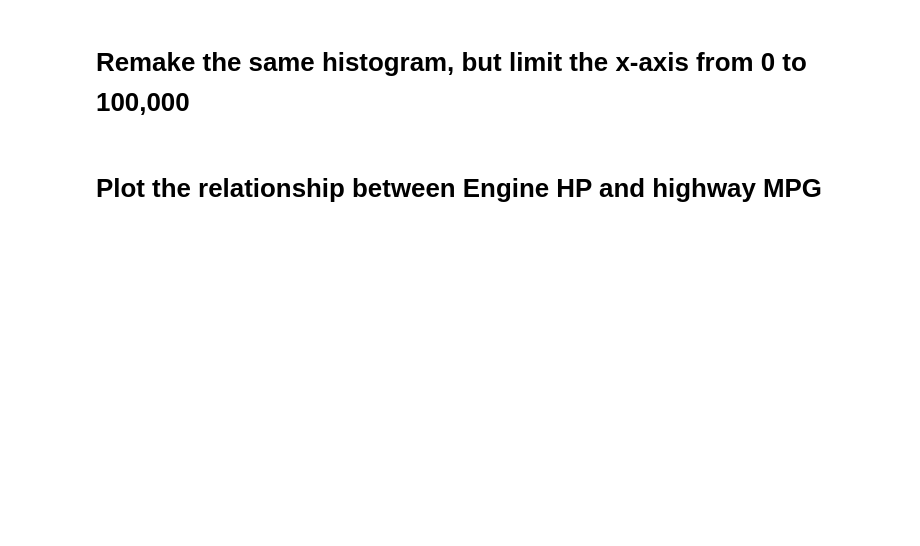
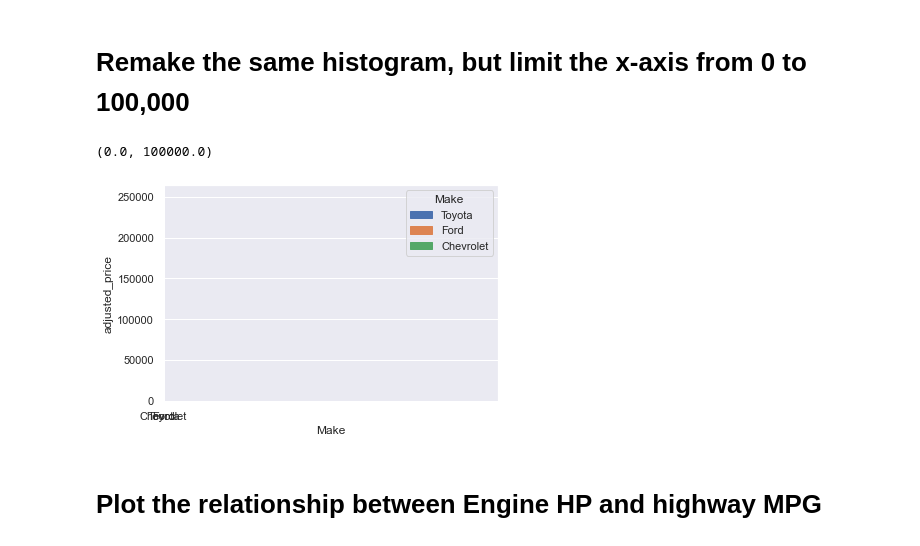
Before and after one commit to JustinRodri3000/2022-fall-data-science, a Jupyter notebook: Week-02-EDA/Exercise-EDA.ipynb, the cells around one changed output. Drawn from its saved outputs; the diff is of its cells as text; code cells hidden in the pictures; blank space fills up the shorter version.

```diff
--- a/Week-02-EDA/Exercise-EDA.ipynb
+++ b/Week-02-EDA/Exercise-EDA.ipynb
@@ -154,6 +206,12 @@ Make a new column that is called `adjusted_price`, that contains all prices, how
 # Remake the same histogram, but limit the x-axis from 0 to 100,000
 # %%
 # Remake the same histogram, but limit the x-axis from 0 to 100,000
+
+histpl=sns.histplot(data=temo_df, x='Make',y='adjusted_price', hue='Make')
+histpl.set_xlim(0,100000)
+# %% [output]
+(0.0, 100000.0)
+[figure, added]
 # %% [markdown]
 # Plot the relationship between Engine HP and highway MPG
 # %%
```
Also changed, not shown: parts of 23 cells of this notebook, 1 other file.
